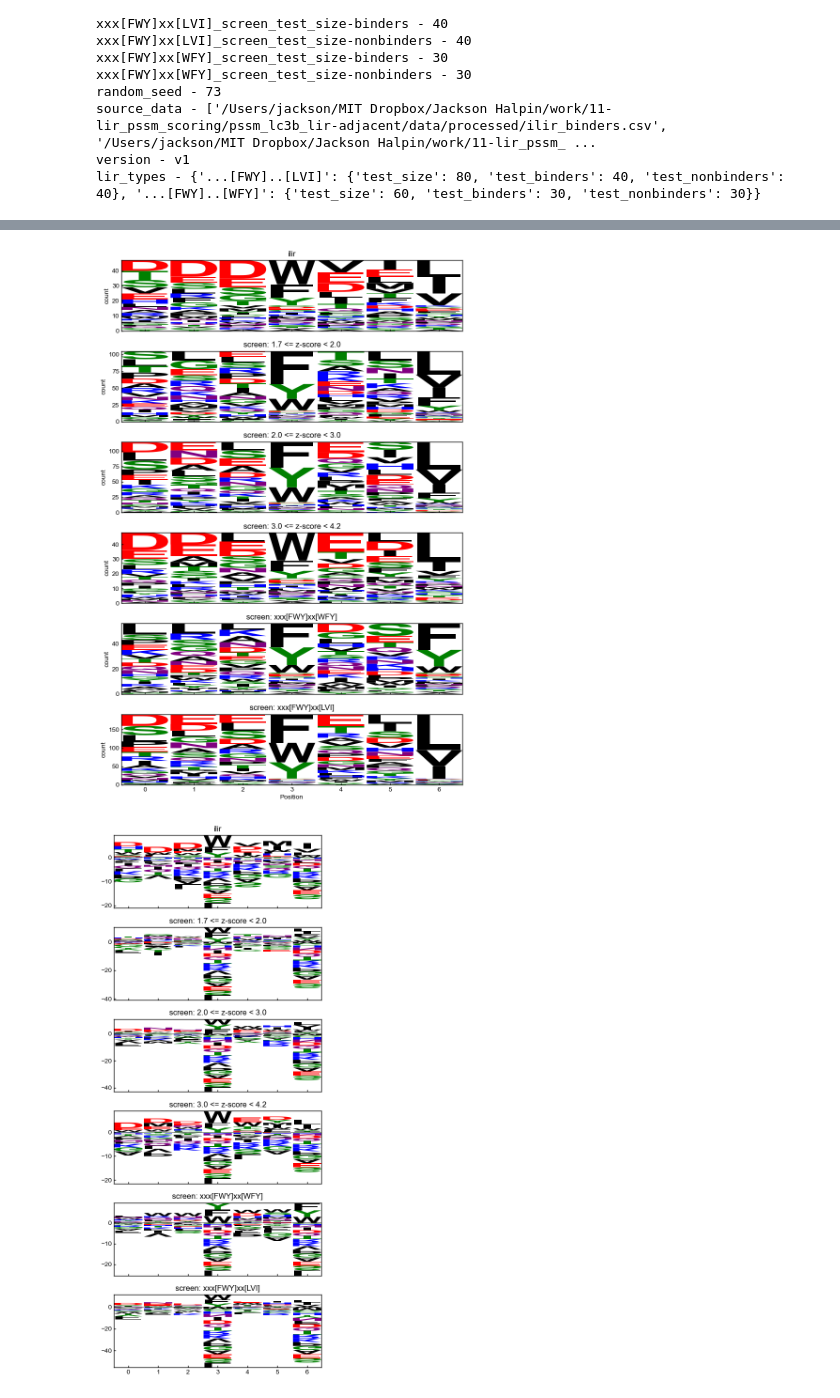
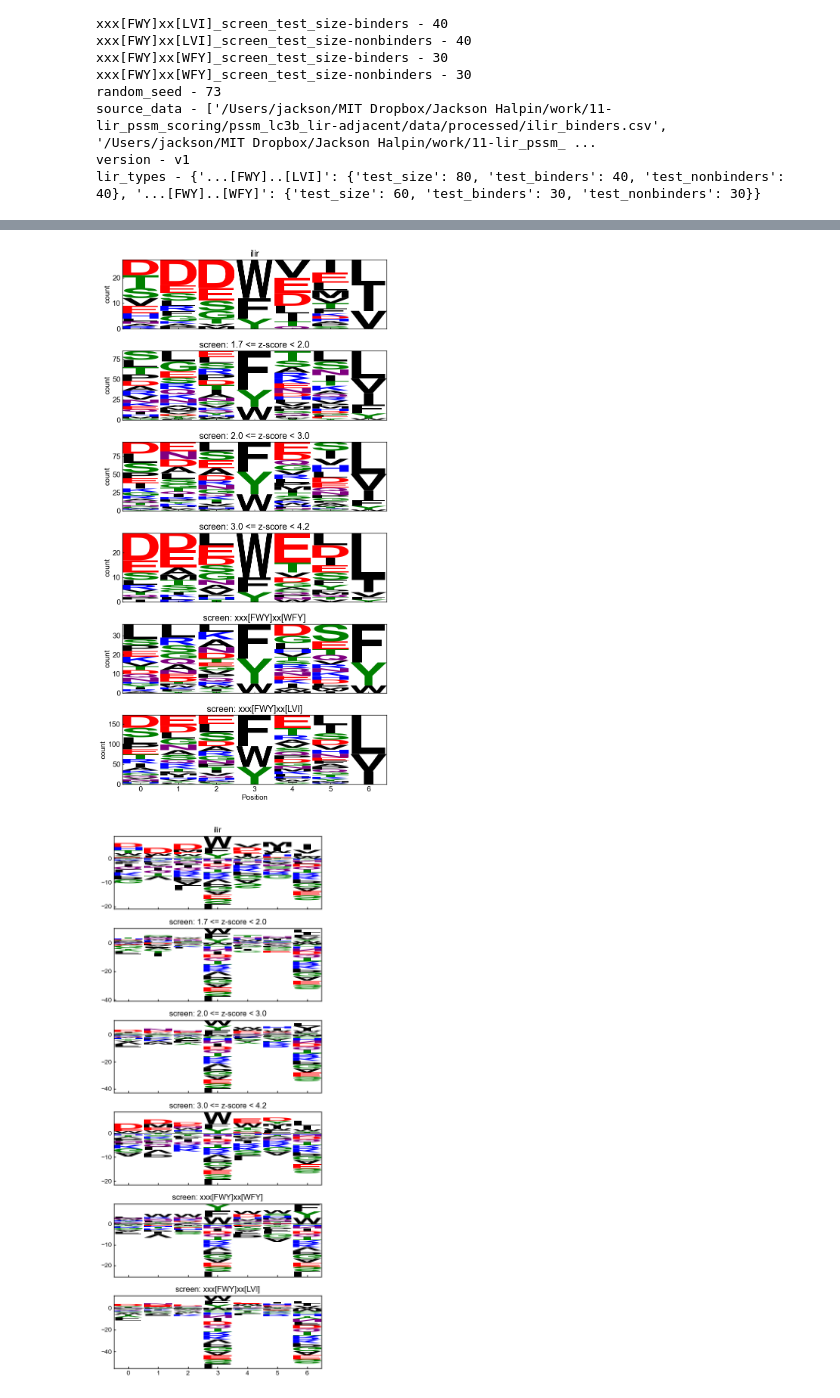
Before and after one commit to jacksonh1/lir_screen_pssm, a Jupyter notebook: notebooks/06-2025-06-01-score_vs_cutoff.ipynb, the cells around one changed output, grey strips where cells are left out. Cells and saved outputs as stored; diff of their text form; code cells hidden in the pictures.

```diff
--- a/notebooks/06-2025-06-01-score_vs_cutoff.ipynb
+++ b/notebooks/06-2025-06-01-score_vs_cutoff.ipynb
@@ -43,6 +39,8 @@ PSSM background:
 
 psuedocounts:
 - 1.0
+# %%
+plt.rcParams.update({"font.size": 14})
 # %%
 screening_split = dl.ScreeningTrainTestSplit()
 screening_split
@@ -71,13 +69,13 @@ n_plots = len(test_sets)
 fig, axes = plt.subplots(
     nrows=n_plots,
     ncols=1,
-    figsize=(8, 2 * n_plots),
+    figsize=(8, 2.5 * n_plots),
     sharex=True,
 )
 for ax, (name, testset) in zip(axes, test_sets.items()):
     ax.set_title(name)
     pssms.plot_logo(
-        pssms.seqlist_2_counts_matrix(testset[testset['true label']==1]["7mer"].to_list()),
+        pssms.seqlist_2_counts_matrix(testset[testset['true label']==0]["7mer"].to_list()),
         ax=ax,
     )
     ax.set_ylabel("count")
@@ -88,5 +86,5 @@ plt.tight_layout()
 # %%
-pseudo_count = 1
+pseudo_count = 0
 z_score_ranges = [
     [1.7, 2.0],
     [2.0, 3.0],
@@ -98,35 +96,35 @@ foregrounds = {
 }
 for z_score_range in z_score_ranges:
     temp = screening_train[
         (screening_train["avg_z_score"] >= z_score_range[0])
         & (screening_train["avg_z_score"] < z_score_range[1])
     ].copy()
     foregrounds[f"screen: {z_score_range[0]} <= z-score < {z_score_range[1]}"] = temp["7mer"].to_list()
 foregrounds["screen: xxx[FWY]xx[WFY]"] = screening_train[screening_train["lir_type"]=="...[FWY]..[WFY]"]["7mer"].to_list()
 foregrounds["screen: xxx[FWY]xx[LVI]"] = screening_train[screening_train["lir_type"]=="...[FWY]..[LVI]"]["7mer"].to_list()
 
 
 for k, v in foregrounds.items():
     foregrounds[k] = pssms.seqlist_2_counts_matrix(v, pseudocount=pseudo_count)
 foregrounds.keys()
 n_plots = len(foregrounds)
 fig, axes = plt.subplots(
     nrows=n_plots,
     ncols=1,
-    figsize=(8, 2 * n_plots),
+    figsize=(8, 2.5 * n_plots),
     sharex=True,
 )
 for ax, (name, foreground) in zip(axes, foregrounds.items()):
     ax.set_title(name)
     pssms.plot_logo(
         foreground,
         ax=ax,
     )
     ax.set_ylabel("count")
 axes[-1].set_xlabel("Position")
 plt.tight_layout()
 # %% [output]
-[figure, old version]
+[figure, new version]
 # %%
 BG = dl.BGFREQS.proteome
 pssm_dict = {}
```
Also changed, not shown: parts of 3 cells of this notebook, 13 other files.
